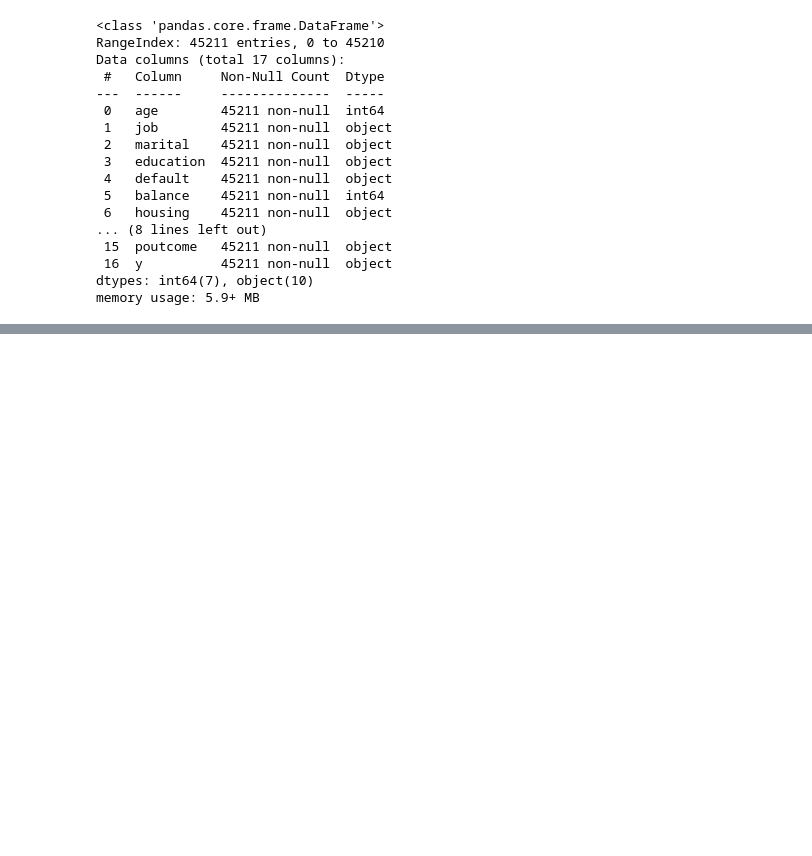
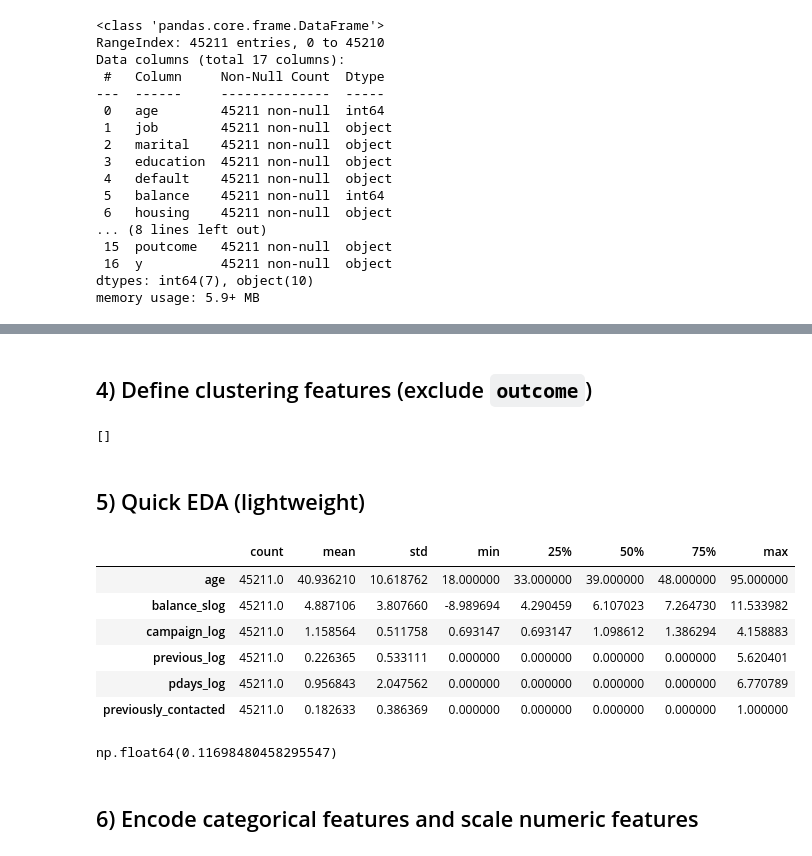
Before and after one commit to ManonoLinda/Customer-Segmentation-and-Marketing-Campaign-Optimisation, a Jupyter notebook: Project1.ipynb, the cells around one changed output, grey strips where cells are left out. Cells and saved outputs as stored; diff of their text form; code cells hidden in the pictures; blank space fills up the shorter version.

```diff
--- a/Project1.ipynb
+++ b/Project1.ipynb
@@ -111,2 +64,0 @@ Name: count, Length: 559, dtype: int64
-# %%
-df['pdays'] = df['pdays'].apply(lambda x: 1 if x > 0 else 0)
@@ -331,6 +64,0 @@ Name: count, dtype: int64
-# %%
-df['Cluster'] = scaled_df['Cluster']
-# Cluster profiling: Analyzing the mean values of numerical features for each cluster
-cluster_profile = df.groupby('Cluster')[X_numerical.columns].mean()
-print('Cluster Profile:')
-print(cluster_profile)
@@ -529,0 +67,20 @@ plt.show()
+# %%
+df = df.copy()
+
+# Standardise outcome column name
+df = df.rename(columns={"y": "outcome"})
+
+# Recode poutcome: unknown -> other
+df["poutcome"] = df["poutcome"].replace({"unknown": "other"})
+
+# pdays: -1 means not previously contacted.
+df["previously_contacted"] = (df["pdays"] != -1).astype(int)
+df["pdays_value"] = df["pdays"].where(df["pdays"] != -1, 0)
+
+df["balance_slog"] = np.sign(df["balance"]) * np.log1p(np.abs(df["balance"]))
+
+df["campaign_log"] = np.log1p(df["campaign"])
+df["previous_log"] = np.log1p(df["previous"])
+df["pdays_log"] = np.log1p(df["pdays_value"])
+
+df[["balance", "balance_slog", "campaign", "campaign_log", "previous", "previous_log", "pdays_value", "pdays_log"]].head()
@@ -529,0 +94,34 @@ plt.show()
+# %% [markdown]
+## 4) Define clustering features (exclude `outcome`)
+# %%
+# Categorical features
+cat_cols = ["job", "marital", "education", "default", "housing", "loan", "poutcome"]
+
+# Numerical features
+num_cols = ["age", "balance_slog", "campaign_log", "previous_log", "pdays_log", "previously_contacted"]
+
+# Sanity checks
+missing_cols = [c for c in (cat_cols + num_cols + ["outcome"]) if c not in df.columns]
+missing_cols
+# %% [output]
+[]
+# %% [markdown]
+## 5) Quick EDA (lightweight)
+# %%
+df[num_cols].describe().T
+# %% [output]
+|  | count | mean | std | min | 25% | 50% | 75% | max |
+| age | 45211.0 | 40.936210 | 10.618762 | 18.000000 | 33.000000 | 39.000000 | 48.000000 | 95.000000 |
+| balance_slog | 45211.0 | 4.887106 | 3.807660 | -8.989694 | 4.290459 | 6.107023 | 7.264730 | 11.533982 |
+| campaign_log | 45211.0 | 1.158564 | 0.511758 | 0.693147 | 0.693147 | 1.098612 | 1.386294 | 4.158883 |
+| previous_log | 45211.0 | 0.226365 | 0.533111 | 0.000000 | 0.000000 | 0.000000 | 0.000000 | 5.620401 |
+| pdays_log | 45211.0 | 0.956843 | 2.047562 | 0.000000 | 0.000000 | 0.000000 | 0.000000 | 6.770789 |
+| previously_contacted | 45211.0 | 0.182633 | 0.386369 | 0.000000 | 0.000000 | 0.000000 | 0.000000 | 1.000000 |
+# %%
+# Outcome rate
+outcome_rate = (df["outcome"] == "yes").mean()
+outcome_rate
+# %% [output]
+np.float64(0.11698480458295547)
+# %% [markdown]
+## 6) Encode categorical features and scale numeric features
```
Also changed, not shown: parts of 68 cells of this notebook.
